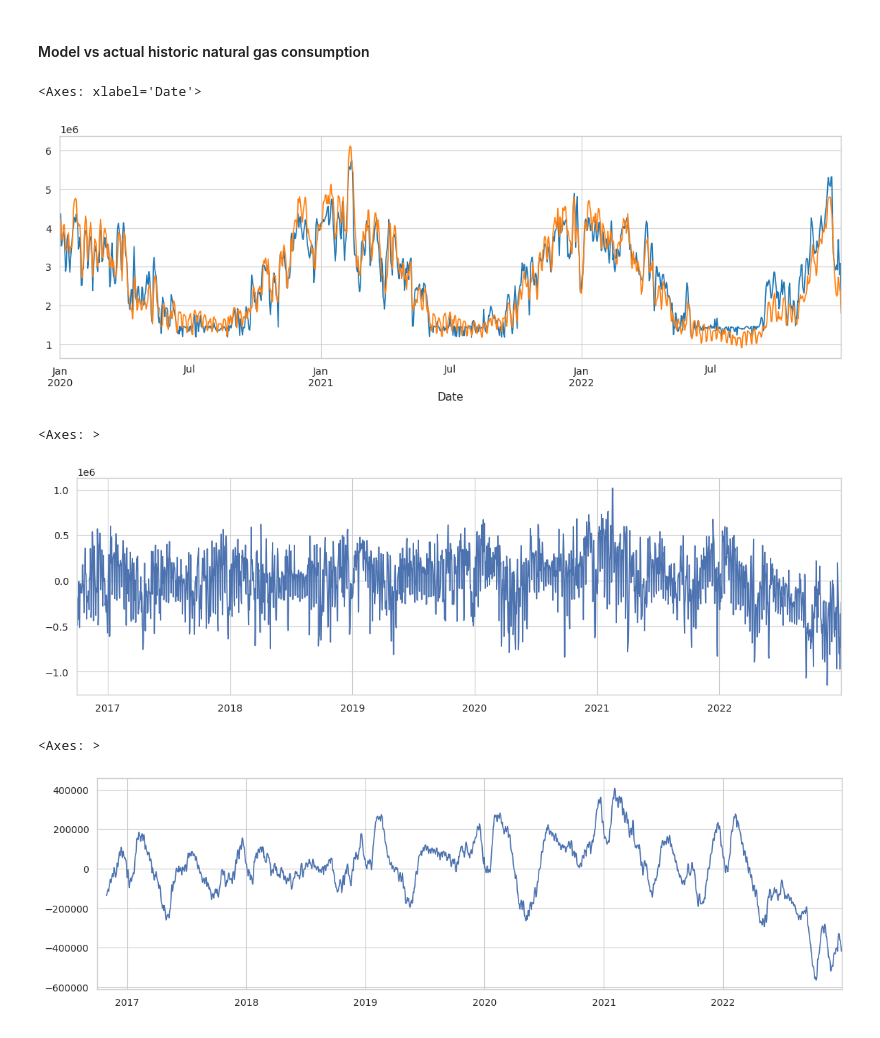
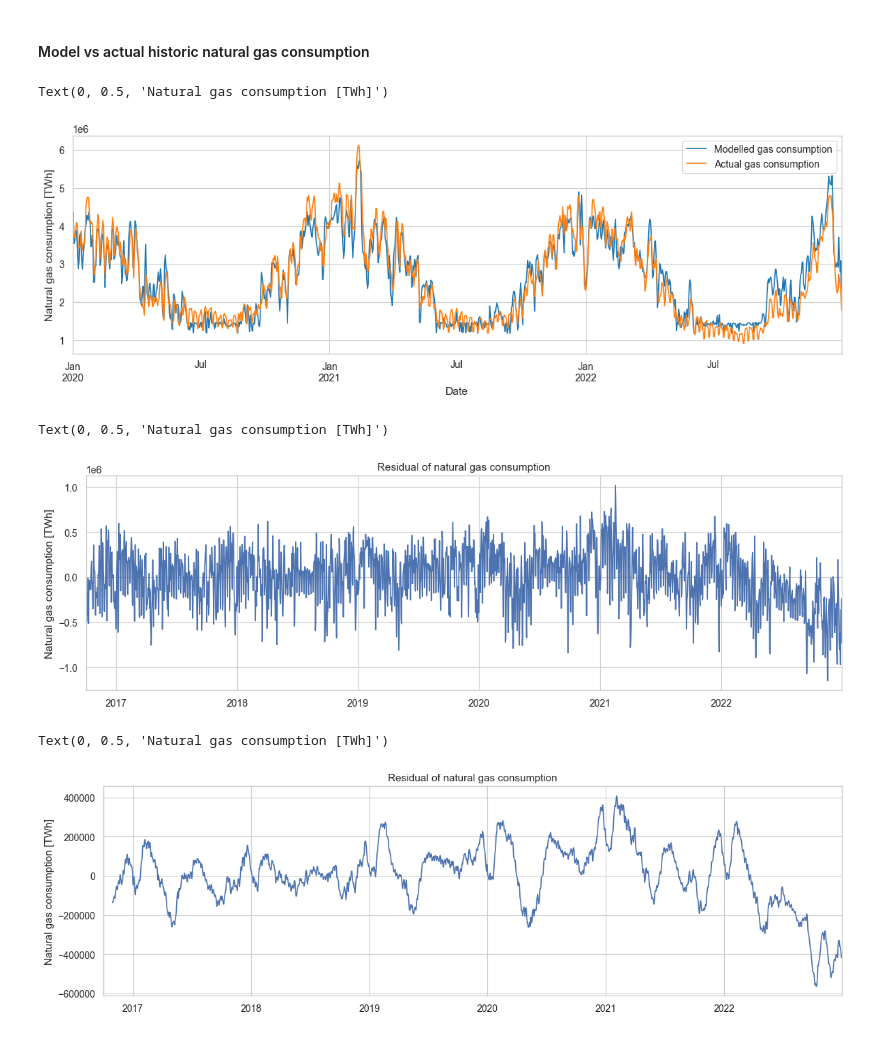
Before and after one commit to f-linus/natural_gas_consumption_modelling, a Jupyter notebook: notebooks/data_analysis/003 Temperature as a driver of natural gas consumption.ipynb, the cells around one changed output. Drawn from its saved outputs; the diff is of its cells as text; code cells hidden in the pictures.

Commit message:
Added labels

```diff
--- a/notebooks/data_analysis/003 Temperature as a driver of natural gas consumption.ipynb
+++ b/notebooks/data_analysis/003 Temperature as a driver of natural gas consumption.ipynb
@@ -169,22 +169,32 @@ temp_df['modelled_gas_consumption'] = piecewise_linear(temp_df['temp'].to_numpy(
 fig, ax = plt.subplots(figsize=(14, 4))
 temp_df['modelled_gas_consumption'].loc["2020-01-01":"2022-12-31"].plot(ax=ax, color="tab:blue")
 consumption_data.loc["2020-01-01":"2022-12-31"].plot(ax=ax, color="tab:orange")
+
+# Labels and legend
+ax.legend(labels=["Modelled gas consumption", "Actual gas consumption"])
+ax.set_ylabel("Natural gas consumption [TWh]")
 # %% [output]
-<Axes: xlabel='Date'>
+Text(0, 0.5, 'Natural gas consumption [TWh]')
-[figure, old version]
+[figure, new version]
 # %%
 consumption_residual = (consumption_data - temp_df['modelled_gas_consumption']).dropna()
 
 fig, ax = plt.subplots(figsize=(14, 4))
 consumption_residual.plot(ax=ax)
+
+ax.set_title("Residual of natural gas consumption")
+ax.set_ylabel("Natural gas consumption [TWh]")
 # %% [output]
-<Axes: >
+Text(0, 0.5, 'Natural gas consumption [TWh]')
-[figure, old version]
+[figure, new version]
 # %%
 fig, ax = plt.subplots(figsize=(14, 4))
 
 # 30 day rolling mean
 consumption_residual.rolling(30).mean().plot(ax=ax)
+
+ax.set_title("Residual of natural gas consumption")
+ax.set_ylabel("Natural gas consumption [TWh]")
 # %% [output]
-<Axes: >
+Text(0, 0.5, 'Natural gas consumption [TWh]')
-[figure, old version]
+[figure, new version]
```
Also changed, not shown: parts of 6 cells of this notebook.
